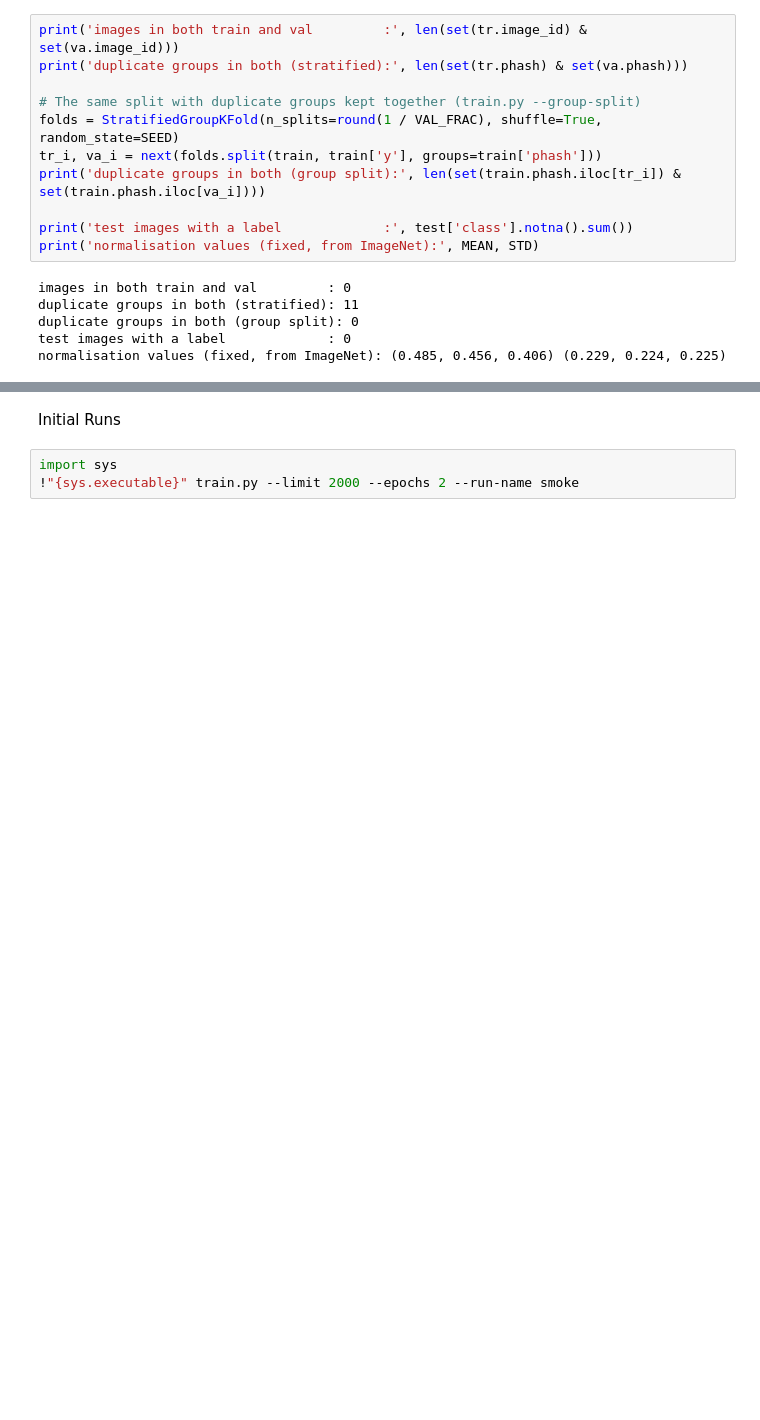
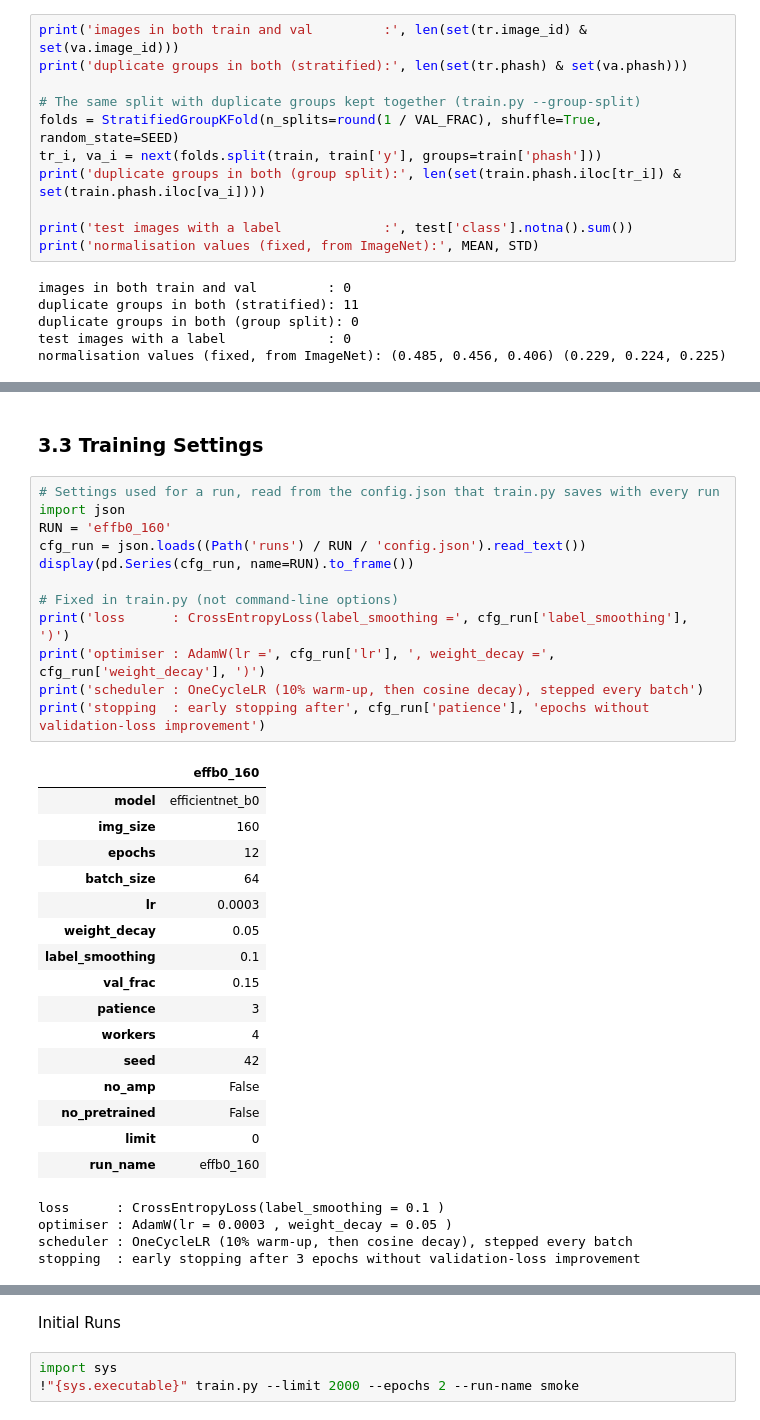
Before and after one commit to JamesWaltersAut/ENGE707-Kaggle-Competition, a Jupyter notebook: Assignment_2.ipynb, the cells around one changed output, grey strips where cells are left out. Saved outputs shown, nothing was run; the diff lists cells and outputs as text; blank space fills up the shorter version.

```diff
--- a/Assignment_2.ipynb
+++ b/Assignment_2.ipynb
@@ -845,0 +886,35 @@ normalisation values (fixed, from ImageNet): (0.485, 0.456, 0.406) (0.229, 0.224
+# %% [markdown]
+### **3.3 Training Settings**
+# %%
+# Settings used for a run, read from the config.json that train.py saves with every run
+import json
+RUN = 'effb0_160'
+cfg_run = json.loads((Path('runs') / RUN / 'config.json').read_text())
+display(pd.Series(cfg_run, name=RUN).to_frame())
+
+# Fixed in train.py (not command-line options)
+print('loss      : CrossEntropyLoss(label_smoothing =', cfg_run['label_smoothing'], ')')
+print('optimiser : AdamW(lr =', cfg_run['lr'], ', weight_decay =', cfg_run['weight_decay'], ')')
+print('scheduler : OneCycleLR (10% warm-up, then cosine decay), stepped every batch')
+print('stopping  : early stopping after', cfg_run['patience'], 'epochs without validation-loss improvement')
+# %% [output]
+|  | effb0_160 |
+| model | efficientnet_b0 |
+| img_size | 160 |
+| epochs | 12 |
+| batch_size | 64 |
+| lr | 0.0003 |
+| weight_decay | 0.05 |
+| label_smoothing | 0.1 |
+| val_frac | 0.15 |
+| patience | 3 |
+| workers | 4 |
+| seed | 42 |
+| no_amp | False |
+| no_pretrained | False |
+| limit | 0 |
+| run_name | effb0_160 |
+loss      : CrossEntropyLoss(label_smoothing = 0.1 )
+optimiser : AdamW(lr = 0.0003 , weight_decay = 0.05 )
+scheduler : OneCycleLR (10% warm-up, then cosine decay), stepped every batch
+stopping  : early stopping after 3 epochs without validation-loss improvement
```
Also changed, not shown: parts of 9 cells of this notebook.
